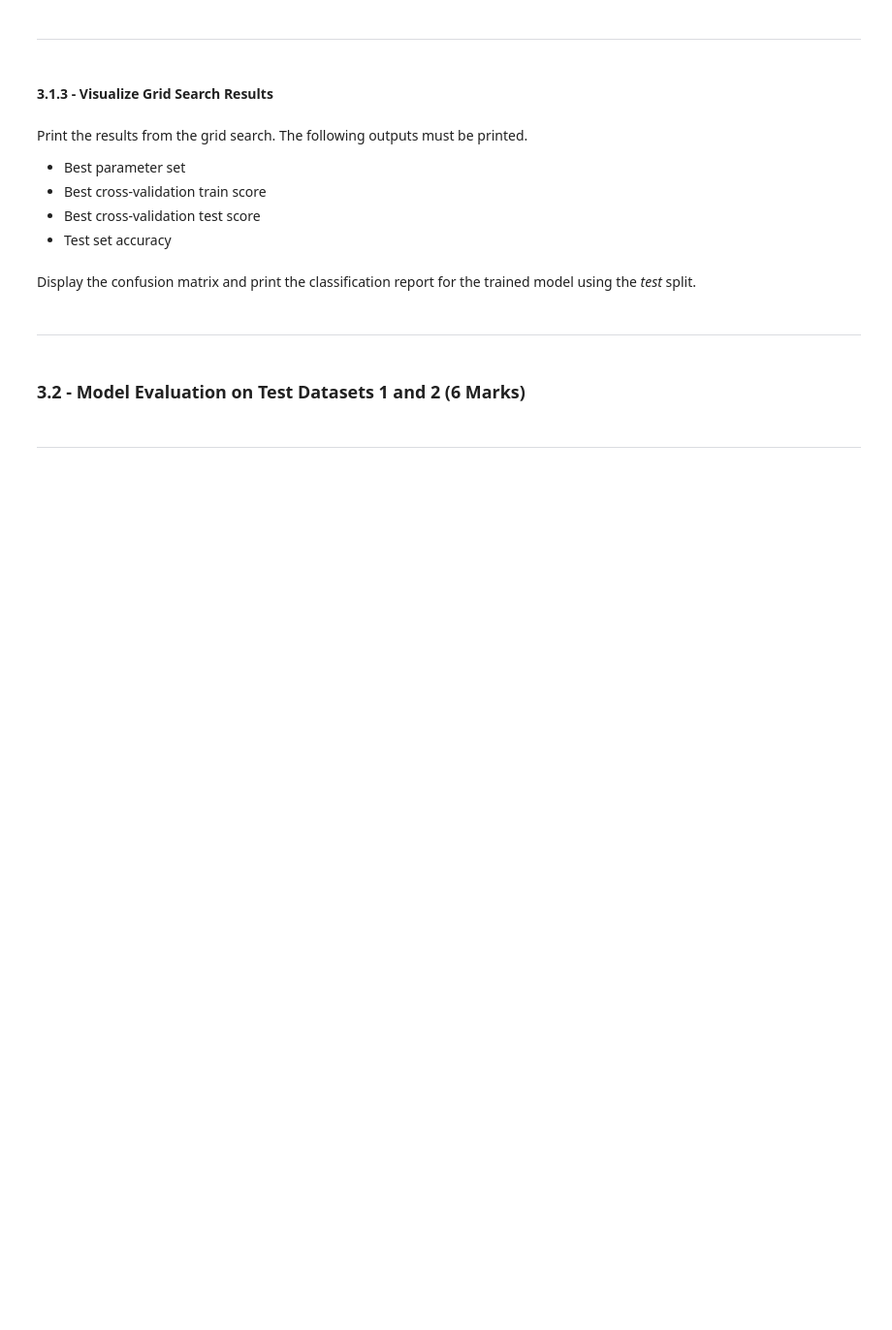
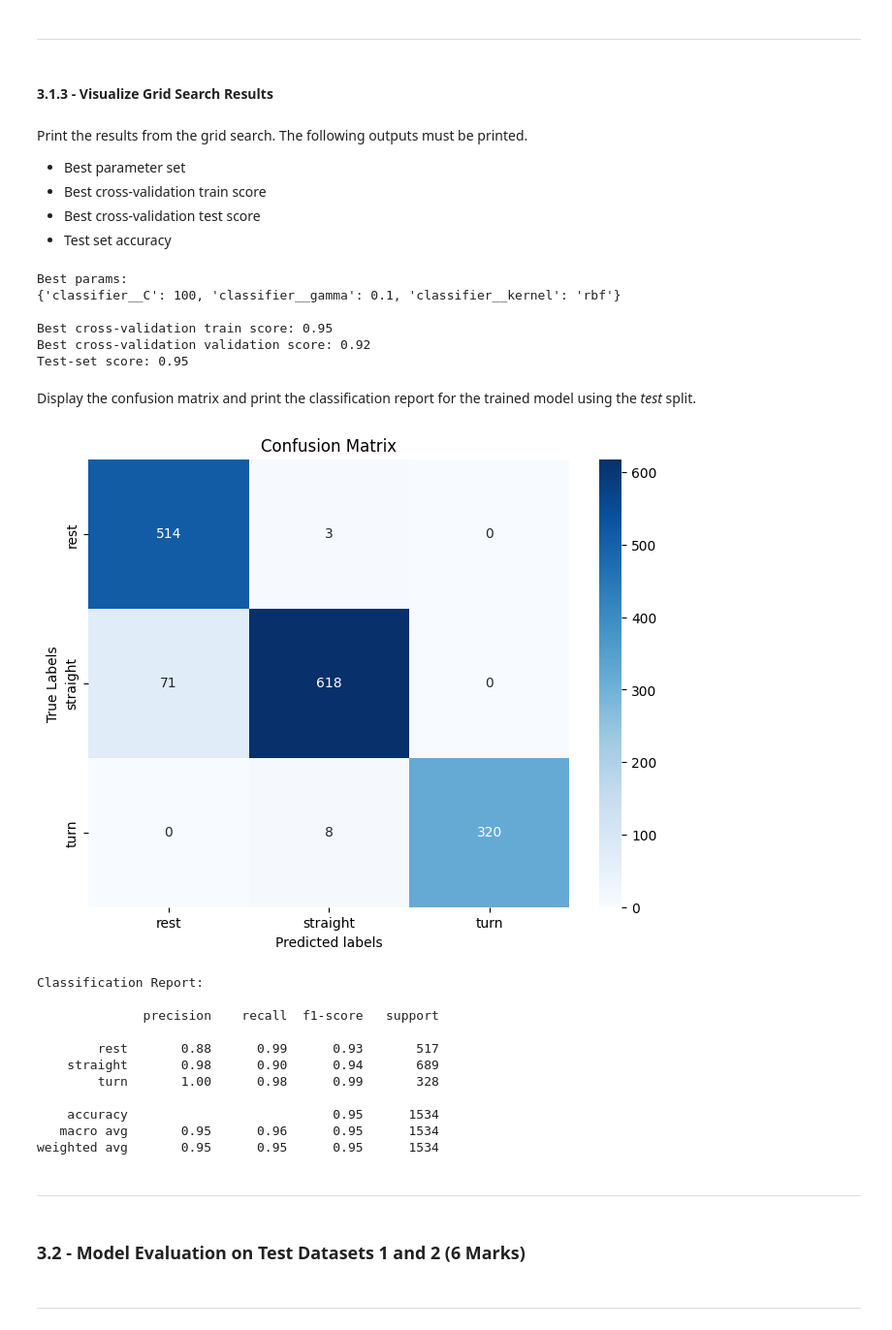
Before and after one commit to Urusha-Bajracharya3950/engg680_2024_fall, a Jupyter notebook: Lab_assignment4/Assignment 4.ipynb, the cells around one changed output. Shown at 97% size. Saved outputs shown, nothing was run; the diff lists cells and outputs as text; code cells hidden in the pictures; blank space fills up the shorter version.

```diff
--- a/Lab_assignment4/Assignment 4.ipynb
+++ b/Lab_assignment4/Assignment 4.ipynb
@@ -598,4 +859,4 @@ ___
 # %%
 # TODO - Load group selected features from cv_set to X
-# X =
+X = cv_set[['gx_var', 'gy_sum', 'ax_min', 'ay_max', 'gz_sum']]
 X.head(2)
@@ -602,3 +867,4 @@ X.head(2)
 # %%
 # TODO - Load motion_state column (target vector) into y
-# y =
+y = cv_set['motion_state']
+y.head()
@@ -623,9 +933,16 @@ Print the results from the grid search. The following outputs must be printed.
 # %%
 # TODO: Print the results from the grid search
 
-#print("Best params:\n{}\n".format(???))
-#print("Best cross-validation train score: {:.2f}".format(???))
-#print("Best cross-validation validation score: {:.2f}".format(???))
-#print("Test-set score: {:.2f}".format(???)))
+print("Best params:\n{}\n".format(grid.best_params_))
+print("Best cross-validation train score: {:.2f}".format(grid.cv_results_['mean_train_score'][grid.best_index_]))
+print("Best cross-validation validation score: {:.2f}".format(grid.best_score_))
+print("Test-set score: {:.2f}".format(grid.best_estimator_.score(X,y)))
+# %% [output]
+Best params:
+{'classifier__C': 100, 'classifier__gamma': 0.1, 'classifier__kernel': 'rbf'}
+
+Best cross-validation train score: 0.95
+Best cross-validation validation score: 0.92
+Test-set score: 0.95
 # %% [markdown]
 Display the confusion matrix and print the classification report for the trained model using the *test* split.
@@ -634,3 +949,41 @@ Display the confusion matrix and print the classification report for the trained
+# %%
+# TODO - Display confusion matrix and print classification report
+
+import sklearn.metrics as confusion_matrix
+from sklearn.metrics import classification_report
+import matplotlib.pyplot as plt
+import seaborn as sns
+
+#Predicting on the Dataset
+y_pred = grid.best_estimator_.predict(X)
+
+#Computing the Confusion Matrix
+conf_matrix = confusion_matrix.confusion_matrix(y, y_pred)
+
+#Plotting the Confusion Matrix
+plt.figure(figsize=(8, 6))
+sns.heatmap(conf_matrix, annot=True, fmt='d', cmap='Blues', xticklabels=grid.classes_, yticklabels=grid.classes_)
+plt.xlabel('Predicted labels')
+plt.ylabel('True Labels')
+plt.title('Confusion Matrix')
+plt.show()
+
+#Printing the Classification Report
+print("Classification Report:\n")
+print(classification_report(y, y_pred))
+# %% [output]
+[figure, added]
+Classification Report:
+
+              precision    recall  f1-score   support
+
+        rest       0.88      0.99      0.93       517
+    straight       0.98      0.90      0.94       689
+        turn       1.00      0.98      0.99       328
+
+    accuracy                           0.95      1534
+   macro avg       0.95      0.96      0.95      1534
+weighted avg       0.95      0.95      0.95      1534
 # %% [markdown]
 ___
 # %% [markdown]
```
Also changed, not shown: parts of 49 cells of this notebook.
